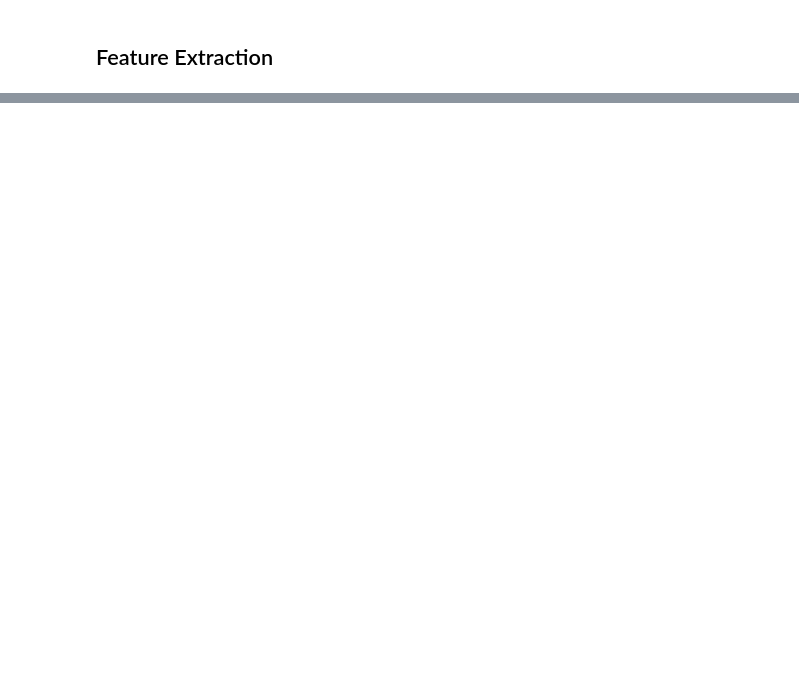
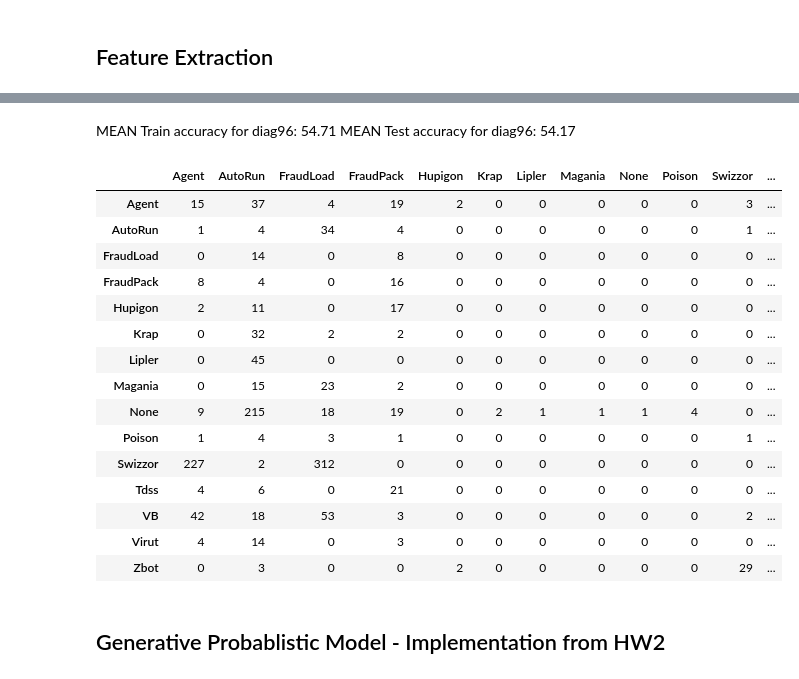
Before and after one commit to sbuschbach/CS181-practical2-SDL, a Jupyter notebook: dana_workspace.ipynb, the cells around one changed output, grey strips where cells are left out. Drawn from its saved outputs; the diff is of its cells as text; code cells hidden in the pictures; blank space fills up the shorter version.

```diff
--- a/dana_workspace.ipynb
+++ b/dana_workspace.ipynb
@@ -114,0 +144,8 @@ Classes (training set):
+# %%
+X_train = pd.read_pickle("X_train.p")
+t_train = pd.read_pickle("t_train.p" )
+train_ids = pd.read_pickle( "train_ids.p" )
+
+X_test = pd.read_pickle("X_test.p")
+t_test = pickle.load(open( "t_test.p", "rb" ))
+test_ids = pd.read_pickle( "test_ids.p" )
@@ -114,0 +217,27 @@ Classes (training set):
+# %% [markdown]
+MEAN Train accuracy for diag96: 54.71
+MEAN Test accuracy for diag96: 54.17
+# %%
+from sklearn.metrics import confusion_matrix
+classifiers['diag96'].fit(X_train, t_train)
+train_preds = classifiers['diag96'].predict(X_train)
+pd.DataFrame(confusion_matrix(t_train, train_preds),columns=util.malware_classes,index=util.malware_classes)
+# %% [output]
+|  | Agent | AutoRun | FraudLoad | FraudPack | Hupigon | Krap | Lipler | Magania | None | Poison | Swizzor | ... |
+| Agent | 15 | 37 | 4 | 19 | 2 | 0 | 0 | 0 | 0 | 0 | 3 | ... |
+| AutoRun | 1 | 4 | 34 | 4 | 0 | 0 | 0 | 0 | 0 | 0 | 1 | ... |
+| FraudLoad | 0 | 14 | 0 | 8 | 0 | 0 | 0 | 0 | 0 | 0 | 0 | ... |
+| FraudPack | 8 | 4 | 0 | 16 | 0 | 0 | 0 | 0 | 0 | 0 | 0 | ... |
+| Hupigon | 2 | 11 | 0 | 17 | 0 | 0 | 0 | 0 | 0 | 0 | 0 | ... |
+| Krap | 0 | 32 | 2 | 2 | 0 | 0 | 0 | 0 | 0 | 0 | 0 | ... |
+| Lipler | 0 | 45 | 0 | 0 | 0 | 0 | 0 | 0 | 0 | 0 | 0 | ... |
+| Magania | 0 | 15 | 23 | 2 | 0 | 0 | 0 | 0 | 0 | 0 | 0 | ... |
+| None | 9 | 215 | 18 | 19 | 0 | 2 | 1 | 1 | 1 | 4 | 0 | ... |
+| Poison | 1 | 4 | 3 | 1 | 0 | 0 | 0 | 0 | 0 | 0 | 1 | ... |
+| Swizzor | 227 | 2 | 312 | 0 | 0 | 0 | 0 | 0 | 0 | 0 | 0 | ... |
+| Tdss | 4 | 6 | 0 | 21 | 0 | 0 | 0 | 0 | 0 | 0 | 0 | ... |
+| VB | 42 | 18 | 53 | 3 | 0 | 0 | 0 | 0 | 0 | 0 | 2 | ... |
+| Virut | 4 | 14 | 0 | 3 | 0 | 0 | 0 | 0 | 0 | 0 | 0 | ... |
+| Zbot | 0 | 3 | 0 | 0 | 2 | 0 | 0 | 0 | 0 | 0 | 29 | ... |
+# %% [markdown]
+## Generative Probablistic Model - Implementation from HW2
```
Also changed, not shown: parts of 30 cells of this notebook.
